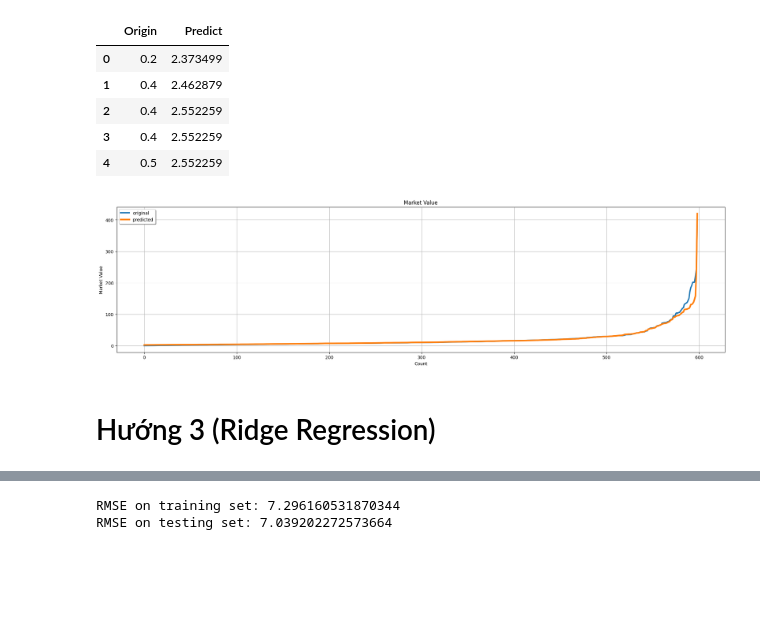
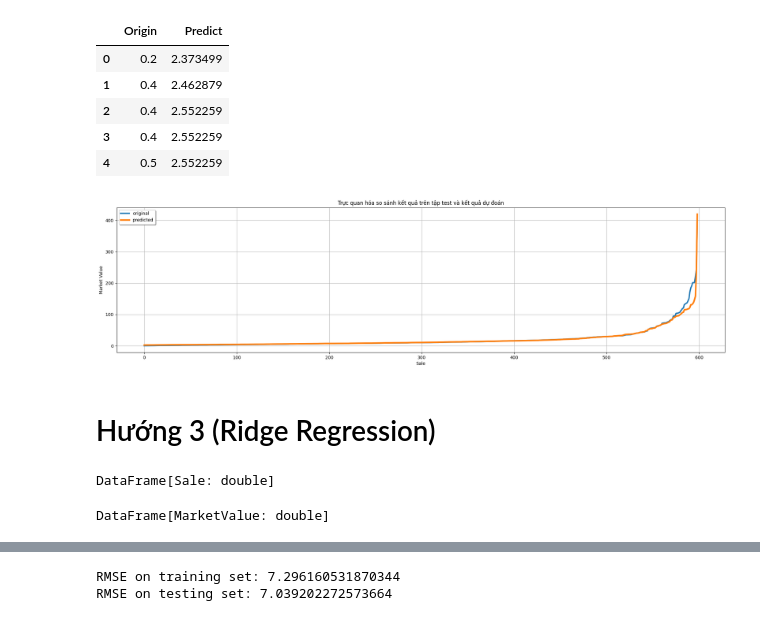
Before and after one commit to daohuyhoang9119/Big-data, a Jupyter notebook: big_data.ipynb, the cells around one changed output, grey strips where cells are left out. Cells and saved outputs as stored; diff of their text form; code cells hidden in the pictures; blank space fills up the shorter version.

```diff
--- a/big_data.ipynb
+++ b/big_data.ipynb
@@ -701,21 +715,29 @@ compare.head(5)
 # %%
 # Trực quan hóa so sánh kết quả trên tập test và kết quả dự đoán
 x_ax = range(len(Y_test))
 plt.figure(figsize=(25, 6))
 plt.plot(x_ax, Y_test, linewidth=3, label="original")
 plt.plot(x_ax, Y_predict, linewidth=3.5, label="predicted")
-plt.title("Market Value")
-plt.xlabel('Count')
+plt.title("Trực quan hóa so sánh kết quả trên tập test và kết quả dự đoán")
+plt.xlabel('Sale')
 plt.ylabel('Market Value')
 plt.legend(loc='best',fancybox=True, shadow=True)
 plt.grid(True)
 plt.show()
 # %% [output]
-[figure, old version]
+[figure, new version]
 # %% [markdown]
 # Hướng 3 (Ridge Regression)
+# %%
+print(X_train)
+# %% [output]
+DataFrame[Sale: double]
 # %%
 X_train_values = np.array(X_train.rdd.map(lambda x: x[0]).collect())
 Y_train_values = np.array(Y_train.rdd.map(lambda x: x[0]).collect())
 X_test_values = np.array(X_test.rdd.map(lambda x: x[0]).collect())
+# %%
+print(Y_test)
+# %% [output]
+DataFrame[MarketValue: double]
 # %%
```
Also changed, not shown: parts of 28 cells of this notebook.
